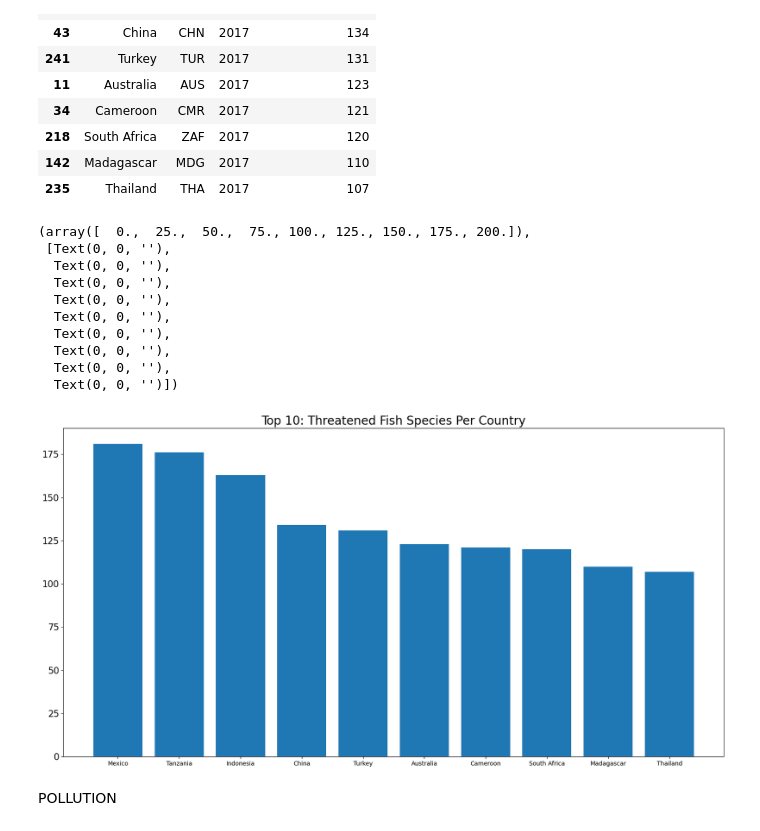
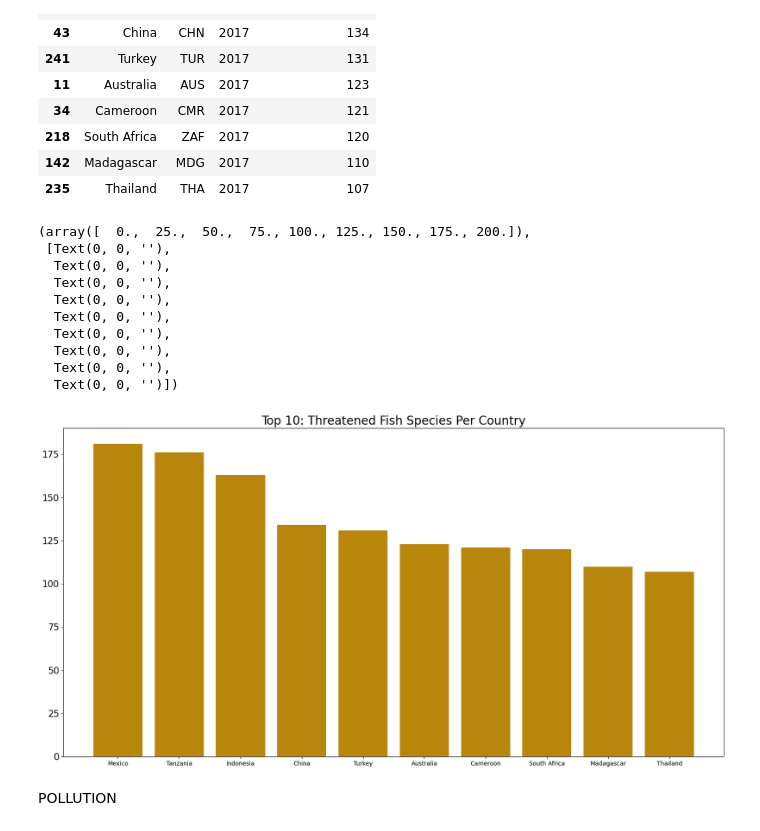
Before and after one commit to treybourgeois/nss_capstone_2021, a Jupyter notebook: data2/capstone_notebook.ipynb, the cells around one changed output. Saved outputs shown, nothing was run; the diff lists cells and outputs as text; code cells hidden in the pictures.

```diff
--- a/data2/capstone_notebook.ipynb
+++ b/data2/capstone_notebook.ipynb
@@ -335,23 +338,23 @@ fish_threat_top10
 # %%
 #plotting top 10 threatened fish species by country
 plt.style.use('default')
 plt.figure(figsize=(20,10))
-plt.bar(fish_threat_top10.Entity, fish_threat_top10.fish_threatened)
+plt.bar(fish_threat_top10.Entity, fish_threat_top10.fish_threatened, color="darkgoldenrod")
 plt.title('Top 10: Threatened Fish Species Per Country', fontsize=20)
 
 plt.yticks(fontsize = 15)
 # %% [output]
 (array([  0.,  25.,  50.,  75., 100., 125., 150., 175., 200.]),
  [Text(0, 0, ''),
   Text(0, 0, ''),
   Text(0, 0, ''),
   Text(0, 0, ''),
   Text(0, 0, ''),
   Text(0, 0, ''),
   Text(0, 0, ''),
   Text(0, 0, ''),
   Text(0, 0, '')])
-[figure, old version]
+[figure, new version]
 # %% [markdown]
 POLLUTION
 # %%
```
Also changed, not shown: parts of 14 cells of this notebook, 2 other files.
